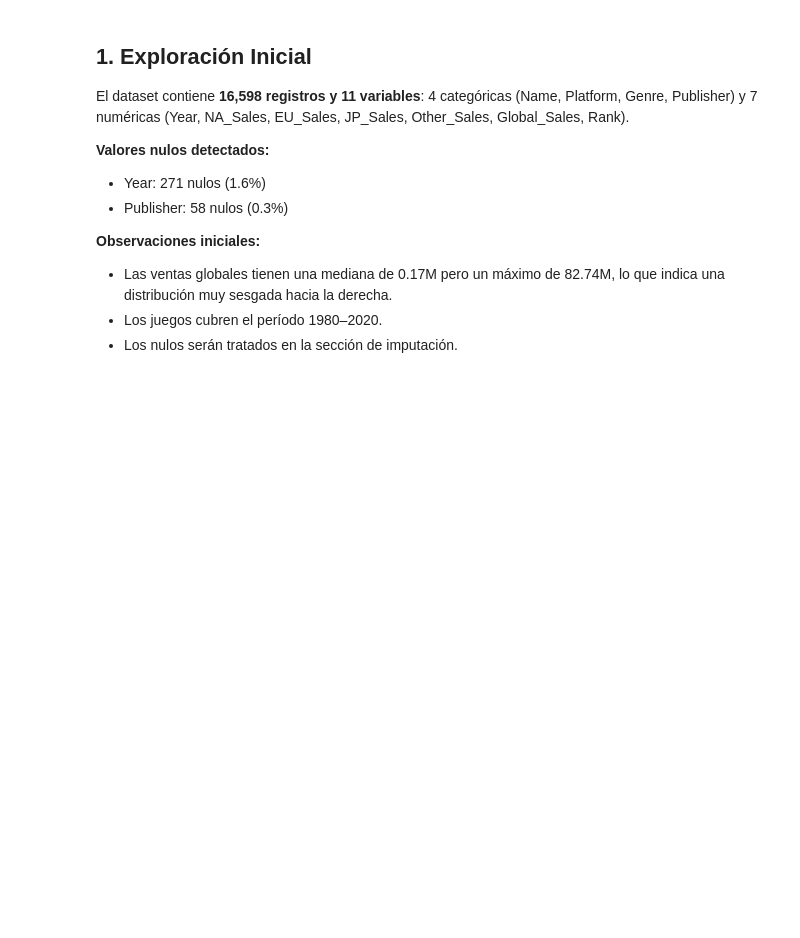
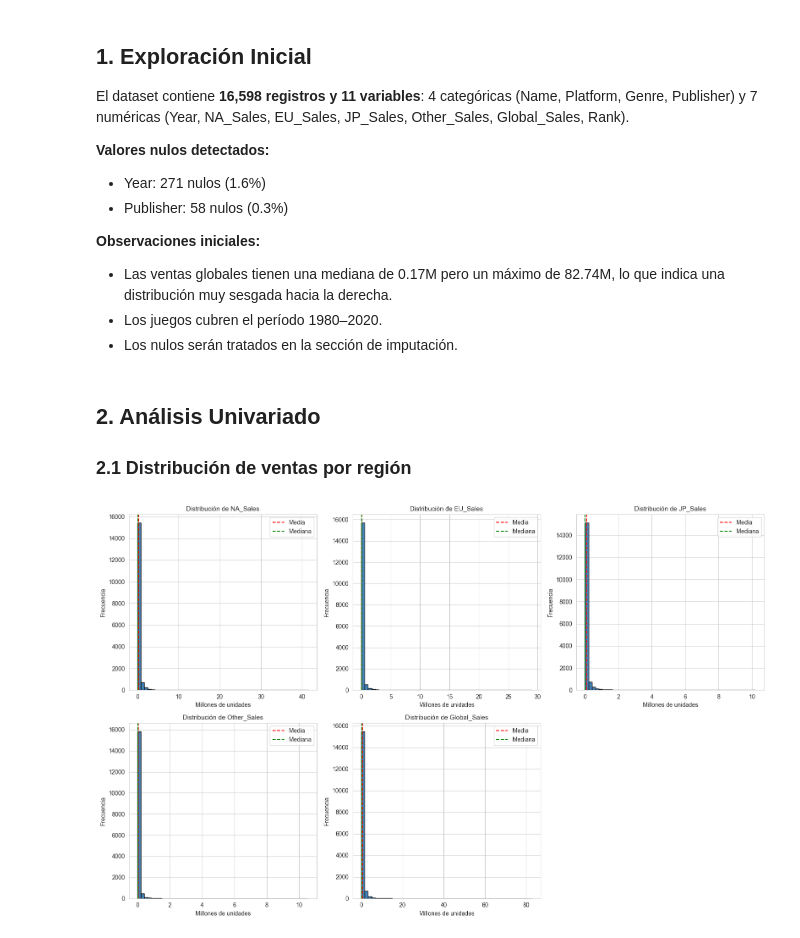
Before and after one commit to Danfezinho/Proyecto-1---Data-mining, a Jupyter notebook: notebooks/analisis.ipynb, the cells around one changed output. Saved outputs shown, nothing was run; the diff lists cells and outputs as text; code cells hidden in the pictures; blank space fills up the shorter version.

Commit message:
EDA - análisis univariado ventas y variables categóricas

```diff
--- a/notebooks/analisis.ipynb
+++ b/notebooks/analisis.ipynb
@@ -98,3 +98,26 @@ JP_Sales, Other_Sales, Global_Sales, Rank).
   lo que indica una distribución muy sesgada hacia la derecha.
 - Los juegos cubren el período 1980–2020.
 - Los nulos serán tratados en la sección de imputación.
+# %% [markdown]
+## 2. Análisis Univariado
+### 2.1 Distribución de ventas por región
+# %%
+ventas = ['NA_Sales', 'EU_Sales', 'JP_Sales', 'Other_Sales', 'Global_Sales']
+
+fig, axes = plt.subplots(2, 3, figsize=(16, 10))
+axes = axes.flatten()
+
+for i, col in enumerate(ventas):
+    axes[i].hist(df[col], bins=50, color='steelblue', edgecolor='black')
+    axes[i].set_title(f'Distribución de {col}', fontsize=11)
+    axes[i].set_xlabel('Millones de unidades')
+    axes[i].set_ylabel('Frecuencia')
+    axes[i].axvline(df[col].mean(), color='red', linestyle='--', label='Media')
+    axes[i].axvline(df[col].median(), color='green', linestyle='--', label='Mediana')
+    axes[i].legend()
+
+axes[5].axis('off')
+plt.tight_layout()
+plt.show()
+# %% [output]
+[figure, added]
```
Also changed, not shown: parts of 3 cells of this notebook, 1 other file.
